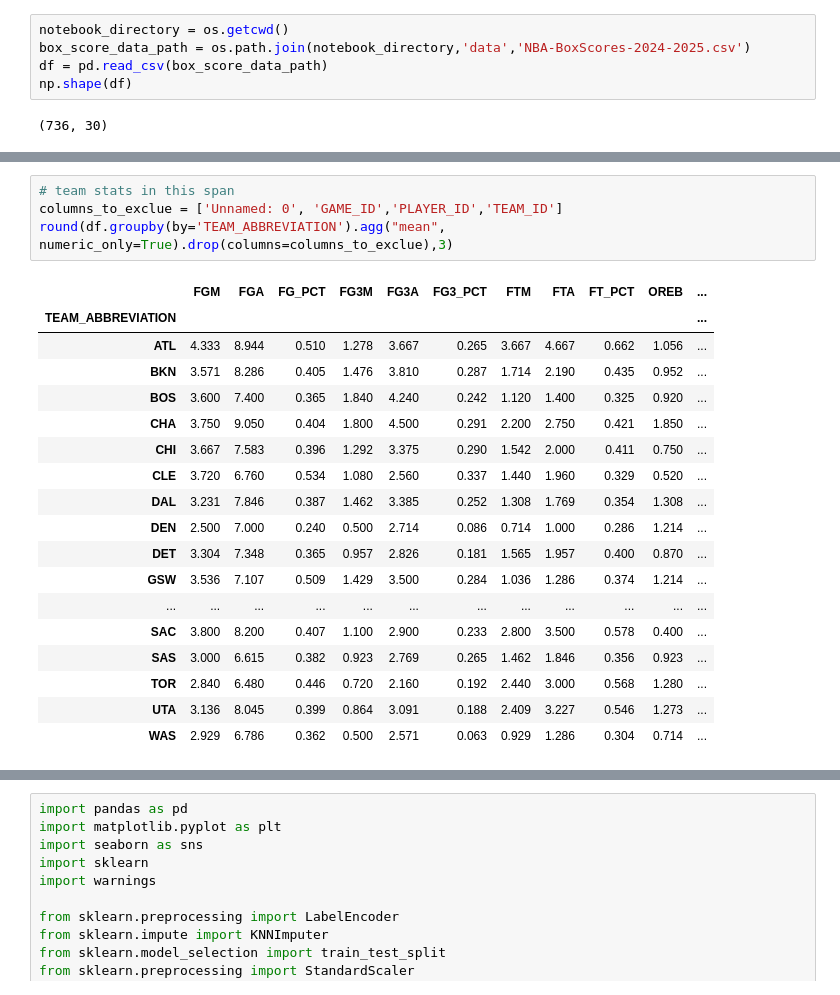
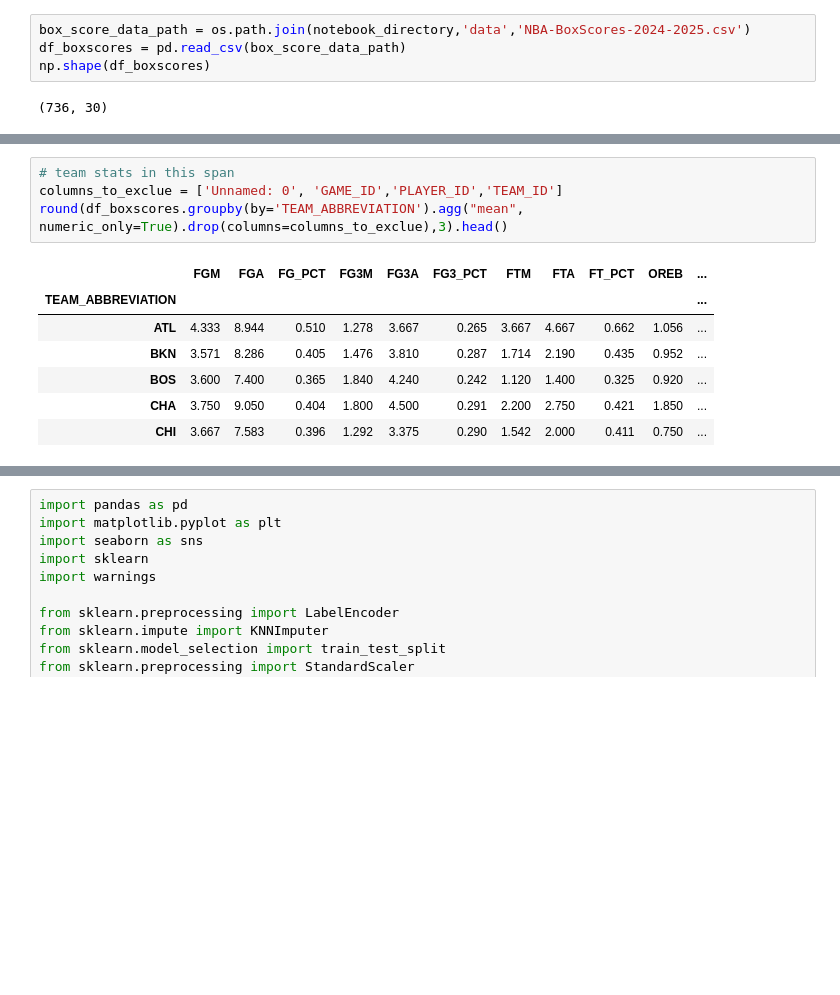
Before and after one commit to pshukl21/CollabProject, a Jupyter notebook: nbaModel.ipynb, the cells around one changed output, grey strips where cells are left out. Saved outputs shown, nothing was run; the diff lists cells and outputs as text; blank space fills up the shorter version.

Commit message:
ordering notebook

```diff
--- a/nbaModel.ipynb
+++ b/nbaModel.ipynb
@@ -7,10 +8,9 @@ import numpy as np
 # %% [markdown]
 # NBA Box Scores 2024-2025 data
 # %%
-notebook_directory = os.getcwd()
 box_score_data_path = os.path.join(notebook_directory,'data','NBA-BoxScores-2024-2025.csv')
-df = pd.read_csv(box_score_data_path)
-np.shape(df)
+df_boxscores = pd.read_csv(box_score_data_path)
+np.shape(df_boxscores)
 # %% [output]
 (736, 30)
 # %%
@@ -47,26 +47,15 @@ player_stats
 # %%
 # team stats in this span
 columns_to_exclue = ['Unnamed: 0', 'GAME_ID','PLAYER_ID','TEAM_ID']
-round(df.groupby(by='TEAM_ABBREVIATION').agg("mean", numeric_only=True).drop(columns=columns_to_exclue),3)
+round(df_boxscores.groupby(by='TEAM_ABBREVIATION').agg("mean", numeric_only=True).drop(columns=columns_to_exclue),3).head()
 # %% [output]
 |  | FGM | FGA | FG_PCT | FG3M | FG3A | FG3_PCT | FTM | FTA | FT_PCT | OREB | ... |
 | TEAM_ABBREVIATION |  |  |  |  |  |  |  |  |  |  | ... |
 | ATL | 4.333 | 8.944 | 0.510 | 1.278 | 3.667 | 0.265 | 3.667 | 4.667 | 0.662 | 1.056 | ... |
 | BKN | 3.571 | 8.286 | 0.405 | 1.476 | 3.810 | 0.287 | 1.714 | 2.190 | 0.435 | 0.952 | ... |
 | BOS | 3.600 | 7.400 | 0.365 | 1.840 | 4.240 | 0.242 | 1.120 | 1.400 | 0.325 | 0.920 | ... |
 | CHA | 3.750 | 9.050 | 0.404 | 1.800 | 4.500 | 0.291 | 2.200 | 2.750 | 0.421 | 1.850 | ... |
 | CHI | 3.667 | 7.583 | 0.396 | 1.292 | 3.375 | 0.290 | 1.542 | 2.000 | 0.411 | 0.750 | ... |
-| CLE | 3.720 | 6.760 | 0.534 | 1.080 | 2.560 | 0.337 | 1.440 | 1.960 | 0.329 | 0.520 | ... |
-| DAL | 3.231 | 7.846 | 0.387 | 1.462 | 3.385 | 0.252 | 1.308 | 1.769 | 0.354 | 1.308 | ... |
-| DEN | 2.500 | 7.000 | 0.240 | 0.500 | 2.714 | 0.086 | 0.714 | 1.000 | 0.286 | 1.214 | ... |
-| DET | 3.304 | 7.348 | 0.365 | 0.957 | 2.826 | 0.181 | 1.565 | 1.957 | 0.400 | 0.870 | ... |
-| GSW | 3.536 | 7.107 | 0.509 | 1.429 | 3.500 | 0.284 | 1.036 | 1.286 | 0.374 | 1.214 | ... |
-| ... | ... | ... | ... | ... | ... | ... | ... | ... | ... | ... | ... |
-| SAC | 3.800 | 8.200 | 0.407 | 1.100 | 2.900 | 0.233 | 2.800 | 3.500 | 0.578 | 0.400 | ... |
-| SAS | 3.000 | 6.615 | 0.382 | 0.923 | 2.769 | 0.265 | 1.462 | 1.846 | 0.356 | 0.923 | ... |
-| TOR | 2.840 | 6.480 | 0.446 | 0.720 | 2.160 | 0.192 | 2.440 | 3.000 | 0.568 | 1.280 | ... |
-| UTA | 3.136 | 8.045 | 0.399 | 0.864 | 3.091 | 0.188 | 2.409 | 3.227 | 0.546 | 1.273 | ... |
-| WAS | 2.929 | 6.786 | 0.362 | 0.500 | 2.571 | 0.063 | 0.929 | 1.286 | 0.304 | 0.714 | ... |
 # %%
 # dataset - https://www.kaggle.com/datasets/eoinamoore/historical-nba-data-and-player-box-scores/
 team_stats_data_path = os.path.join(notebook_directory,'data','TeamStatistics.csv')
```
Also changed, not shown: parts of 9 cells of this notebook.
